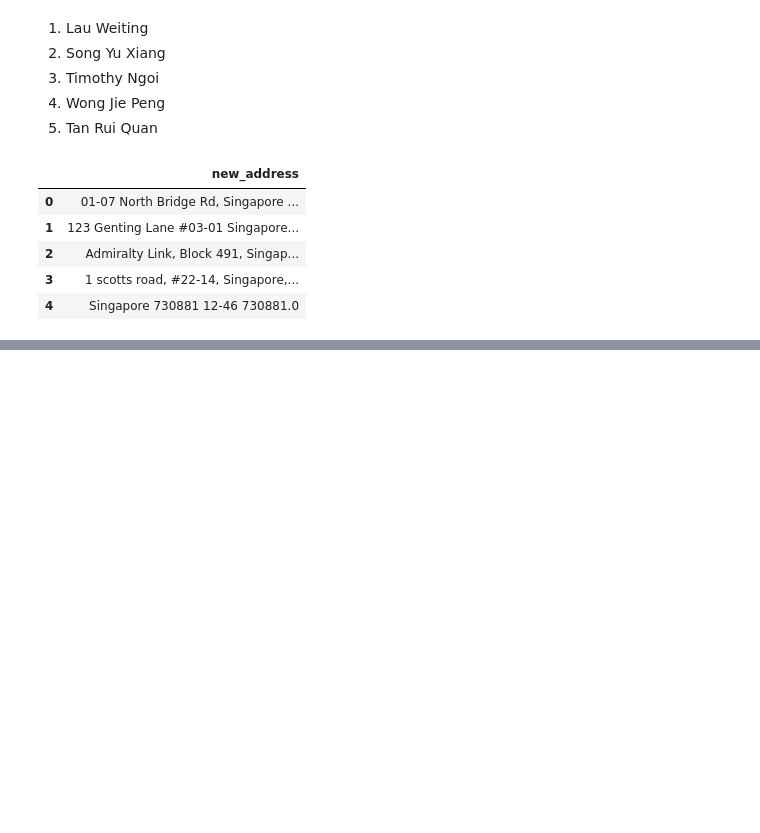
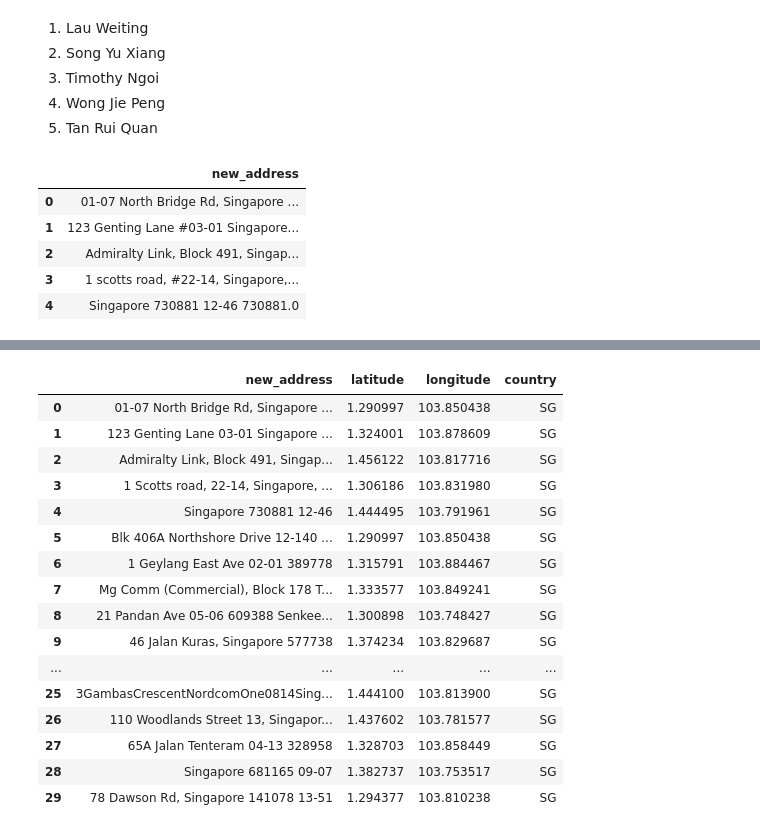
Before and after one commit to mcbebu/Sleep-Code-Repeat, a Jupyter notebook: Cleaning of Data.ipynb, the cells around one changed output, grey strips where cells are left out. Drawn from its saved outputs; the diff is of its cells as text; code cells hidden in the pictures; blank space fills up the shorter version.

```diff
--- a/Cleaning of Data.ipynb
+++ b/Cleaning of Data.ipynb
@@ -103,13 +163,24 @@ df2['new_address']
-# %%
-# Should add some space in front of the #
-
-def add_a_space_in_front_of_hashtags(word):
-    output = ""
-    for letter in word:
-        if letter == "#":
-            output += " #"
-        else:
-            output += letter
-
-    return output
-df2['new_address'] = df2['new_address'].apply(add_a_space_in_front_of_hashtags)
+# %%
+df2['latitude'] = df1['latitude']
+df2['longitude'] = df1['longitude']
+df2['country'] = df1['country']
+# %%
+df2.head(30)
+# %% [output]
+|  | new_address | latitude | longitude | country |
+| 0 | 01-07 North Bridge Rd, Singapore ... | 1.290997 | 103.850438 | SG |
+| 1 | 123 Genting Lane 03-01 Singapore ... | 1.324001 | 103.878609 | SG |
+| 2 | Admiralty Link, Block 491, Singap... | 1.456122 | 103.817716 | SG |
+| 3 | 1 Scotts road, 22-14, Singapore, ... | 1.306186 | 103.831980 | SG |
+| 4 | Singapore 730881 12-46 | 1.444495 | 103.791961 | SG |
+| 5 | Blk 406A Northshore Drive 12-140 ... | 1.290997 | 103.850438 | SG |
+| 6 | 1 Geylang East Ave 02-01 389778 | 1.315791 | 103.884467 | SG |
+| 7 | Mg Comm (Commercial), Block 178 T... | 1.333577 | 103.849241 | SG |
+| 8 | 21 Pandan Ave 05-06 609388 Senkee... | 1.300898 | 103.748427 | SG |
+| 9 | 46 Jalan Kuras, Singapore 577738 | 1.374234 | 103.829687 | SG |
+| ... | ... | ... | ... | ... |
+| 25 | 3GambasCrescentNordcomOne0814Sing... | 1.444100 | 103.813900 | SG |
+| 26 | 110 Woodlands Street 13, Singapor... | 1.437602 | 103.781577 | SG |
+| 27 | 65A Jalan Tenteram 04-13 328958 | 1.328703 | 103.858449 | SG |
+| 28 | Singapore 681165 09-07 | 1.382737 | 103.753517 | SG |
+| 29 | 78 Dawson Rd, Singapore 141078 13-51 | 1.294377 | 103.810238 | SG |
```
Also changed, not shown: parts of 6 cells of this notebook, 1 other file.
